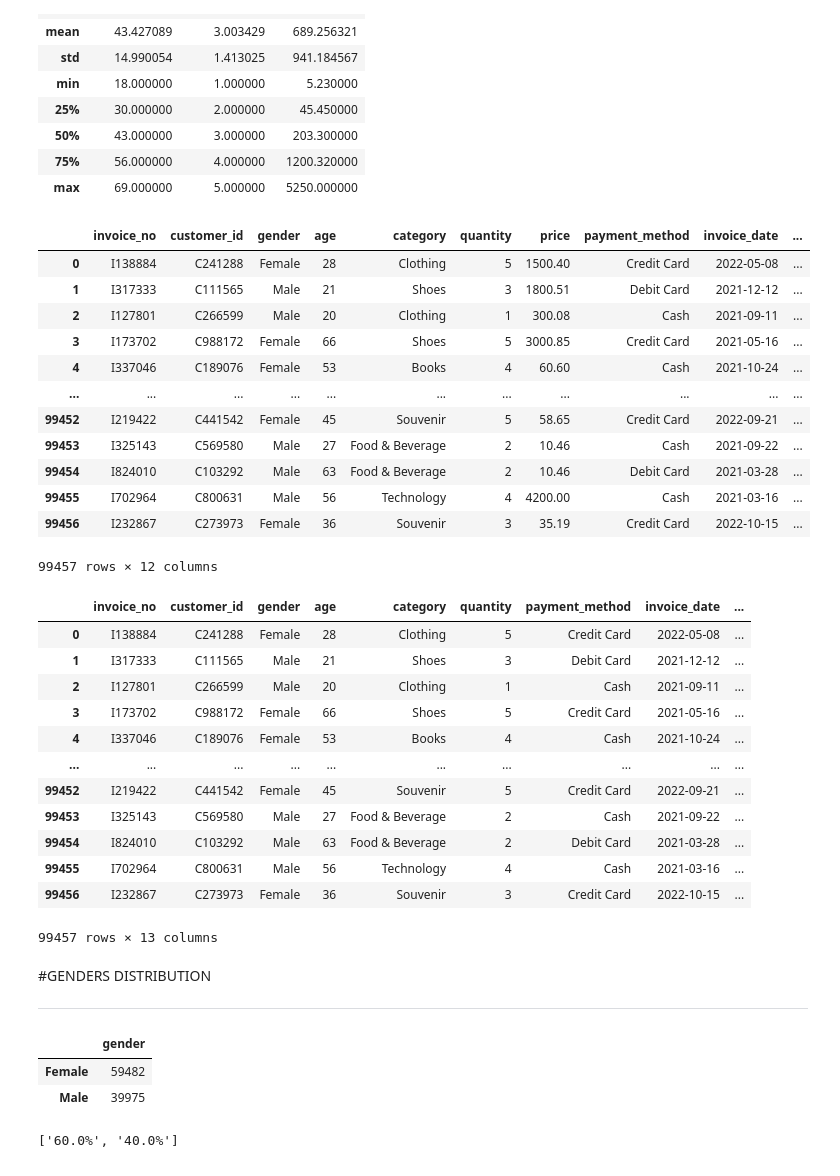
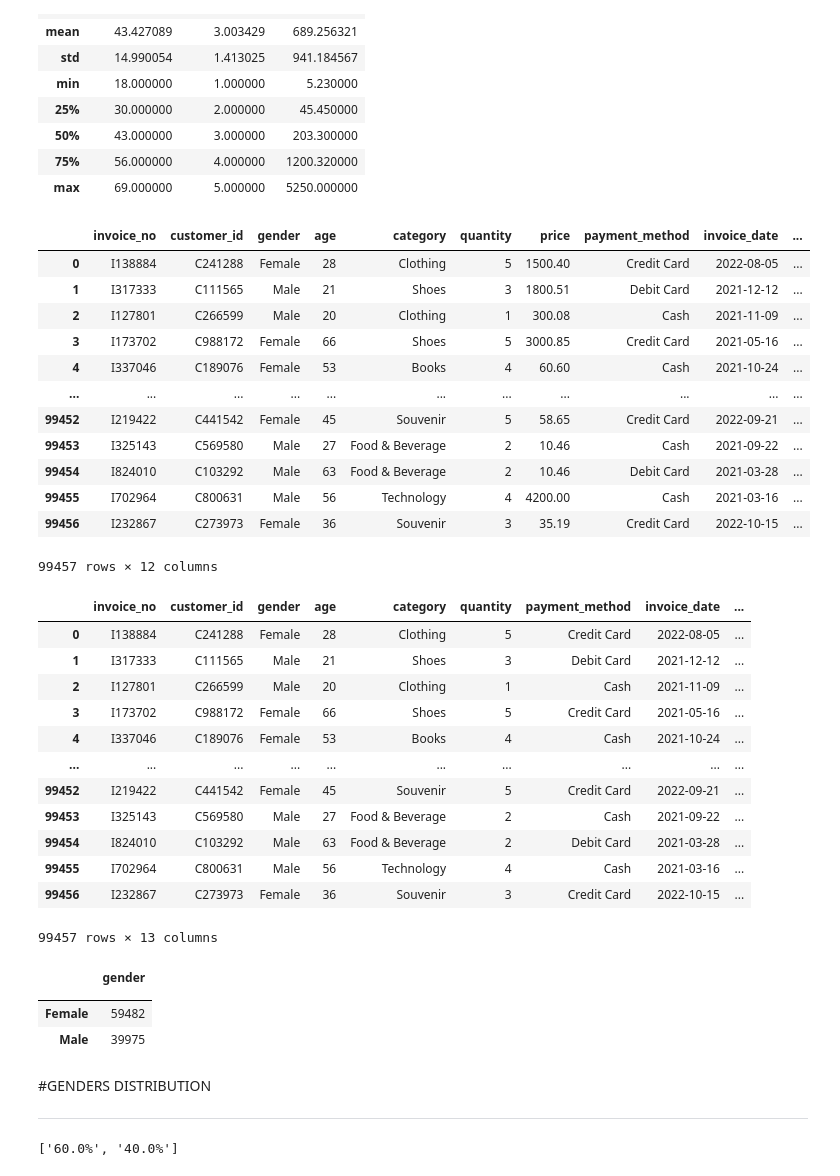
Before and after one commit to lromeror/ProyectoESPOL, a Jupyter notebook: Taller_DataScience/FIRST_EDA_Slytherin/EDA_Slytherin.ipynb, the cells around one changed output. Cells and saved outputs as stored; diff of their text form; code cells hidden in the pictures.

```diff
--- a/Taller_DataScience/FIRST_EDA_Slytherin/EDA_Slytherin.ipynb
+++ b/Taller_DataScience/FIRST_EDA_Slytherin/EDA_Slytherin.ipynb
@@ -16,6 +11,6 @@ Mounted at /content/drive
 # %%
-folder_dir = "/content/drive/MyDrive/EDA_ Group_Slytherin "
-df = pd.read_csv(os.path.join(folder_dir,"customer_shopping_data.csv"),parse_dates=True)
+folder_dir = "customer_shopping_data.csv"
+df = pd.read_csv(folder_dir)
 df
 # %% [output]
 |  | invoice_no | customer_id | gender | age | category | quantity | price | payment_method | invoice_date | ... |
@@ -68,16 +63,16 @@ df.describe()
 | 75% | 56.000000 | 4.000000 | 1200.320000 |
 | max | 69.000000 | 5.000000 | 5250.000000 |
 # %%
-df.invoice_date = pd.to_datetime(df['invoice_date'],infer_datetime_format=True)
+df.invoice_date = pd.to_datetime(df['invoice_date'],format="%d/%m/%Y")
 #It created two more colums in whichs ones i
 df['year']=df.invoice_date.dt.year
 df['month']=df.invoice_date.dt.month
 df
 # %% [output]
 |  | invoice_no | customer_id | gender | age | category | quantity | price | payment_method | invoice_date | ... |
-| 0 | I138884 | C241288 | Female | 28 | Clothing | 5 | 1500.40 | Credit Card | 2022-05-08 | ... |
+| 0 | I138884 | C241288 | Female | 28 | Clothing | 5 | 1500.40 | Credit Card | 2022-08-05 | ... |
 | 1 | I317333 | C111565 | Male | 21 | Shoes | 3 | 1800.51 | Debit Card | 2021-12-12 | ... |
-| 2 | I127801 | C266599 | Male | 20 | Clothing | 1 | 300.08 | Cash | 2021-09-11 | ... |
+| 2 | I127801 | C266599 | Male | 20 | Clothing | 1 | 300.08 | Cash | 2021-11-09 | ... |
 | 3 | I173702 | C988172 | Female | 66 | Shoes | 5 | 3000.85 | Credit Card | 2021-05-16 | ... |
 | 4 | I337046 | C189076 | Female | 53 | Books | 4 | 60.60 | Cash | 2021-10-24 | ... |
 | ... | ... | ... | ... | ... | ... | ... | ... | ... | ... | ... |
@@ -102,9 +97,9 @@ df=df.drop(['price'],axis=1)
 df
 # %% [output]
 |  | invoice_no | customer_id | gender | age | category | quantity | payment_method | invoice_date | ... |
-| 0 | I138884 | C241288 | Female | 28 | Clothing | 5 | Credit Card | 2022-05-08 | ... |
+| 0 | I138884 | C241288 | Female | 28 | Clothing | 5 | Credit Card | 2022-08-05 | ... |
 | 1 | I317333 | C111565 | Male | 21 | Shoes | 3 | Debit Card | 2021-12-12 | ... |
-| 2 | I127801 | C266599 | Male | 20 | Clothing | 1 | Cash | 2021-09-11 | ... |
+| 2 | I127801 | C266599 | Male | 20 | Clothing | 1 | Cash | 2021-11-09 | ... |
 | 3 | I173702 | C988172 | Female | 66 | Shoes | 5 | Credit Card | 2021-05-16 | ... |
 | 4 | I337046 | C189076 | Female | 53 | Books | 4 | Cash | 2021-10-24 | ... |
 | ... | ... | ... | ... | ... | ... | ... | ... | ... | ... |
@@ -114,20 +109,28 @@ df
 | 99455 | I702964 | C800631 | Male | 56 | Technology | 4 | Cash | 2021-03-16 | ... |
 | 99456 | I232867 | C273973 | Female | 36 | Souvenir | 3 | Credit Card | 2022-10-15 | ... |
 99457 rows × 13 columns
+# %%
+df_gender=pd.DataFrame(columns=[ '','gender'])
+w=0
+ind=list(df.gender.value_counts().index)
+count=list(df.gender.value_counts())
+for i,c in zip(ind,count):
+    df_gender.loc[w]=[i,c]
+    w=w+1
+
+
+df_gender.set_index('',inplace=True)
+df_gender
+# %% [output]
+|  | gender |
+|  |  |
+| Female | 59482 |
+| Male | 39975 |
 # %% [markdown]
 #GENDERS DISTRIBUTION
 
 
 ---
-# %%
-df_gender = pd.DataFrame(df['gender'].value_counts(), columns=['gender'])
-
-df_gender
-#create a new dataframe where the rows 0 and 1 are the count of each gender. And the row 3 is the total of poblation
-# %% [output]
-|  | gender |
-| Female | 59482 |
-| Male | 39975 |
 # %%
 mean_fe = str((round(df_gender.loc['Female']/df.gender.value_counts().sum(),2)[0])*100)+"%"
 mean_ma = str((round(df_gender.loc['Male']/df.gender.value_counts().sum(),2)[0])*100)+"%"
```
Also changed, not shown: parts of 8 cells of this notebook, 1 other file.
